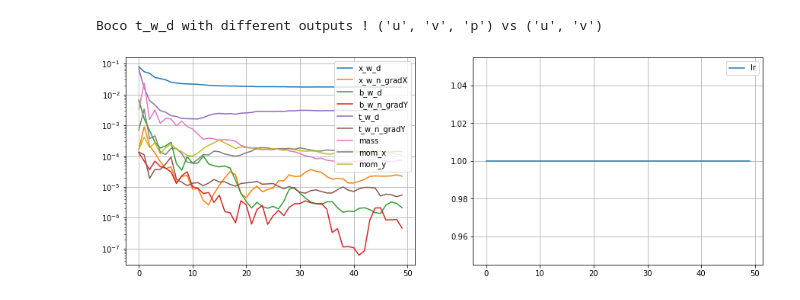
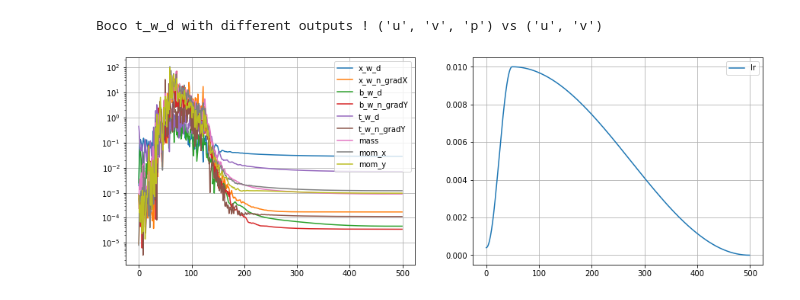
Before and after one commit to juansensio/nangs, a Jupyter notebook: examples/06_DrivenCavity_steady.ipynb, the cells around one changed output. Cells and saved outputs as stored; diff of their text form; code cells hidden in the pictures.

```diff
--- a/examples/06_DrivenCavity_steady.ipynb
+++ b/examples/06_DrivenCavity_steady.ipynb
@@ -66,8 +66,8 @@ pde = NavierStokes2d(inputs=('x', 'y'), outputs=('u', 'v', 'p'))
 # %%
 # mesh
 
-x = np.linspace(0,1,20)
-y = np.linspace(0,1,20)
+x = np.linspace(0,1,40)
+y = np.linspace(0,1,40)
 
 mesh = Mesh({'x': x, 'y': y}, device=device)
 pde.set_mesh(mesh)
@@ -121,17 +121,18 @@ Boco t_w_d with different outputs ! ('u', 'v', 'p') vs ('u', 'v')
 # %%
 from nangs import MLP
 
-LR = 1
-EPOCHS = 50
+BATCH_SIZE = 2048
+LR = 1e-2
+EPOCHS = 500
 NUM_LAYERS = 5
 NUM_HIDDEN = 256
-MAX_ITERS = 30
 
 mlp = MLP(len(pde.inputs), len(pde.outputs), NUM_LAYERS, NUM_HIDDEN).to(device)
-optimizer = torch.optim.LBFGS(mlp.parameters(), lr=LR, max_iter=MAX_ITERS)
+optimizer = torch.optim.Adam(mlp.parameters())
+scheduler = torch.optim.lr_scheduler.OneCycleLR(optimizer, max_lr=LR, pct_start=0.1, total_steps=EPOCHS)
 
-pde.compile(mlp, optimizer)
-%time hist = pde.solve(EPOCHS, use_closure=True)
+pde.compile(mlp, optimizer, scheduler)
+%time hist = pde.solve(EPOCHS, BATCH_SIZE, "dc.pth")
 # %% [output]
-[figure, old version]
+[figure, new version]
 [interactive output not drawn]
```
Also changed, not shown: parts of 4 cells of this notebook, 10 other files.
